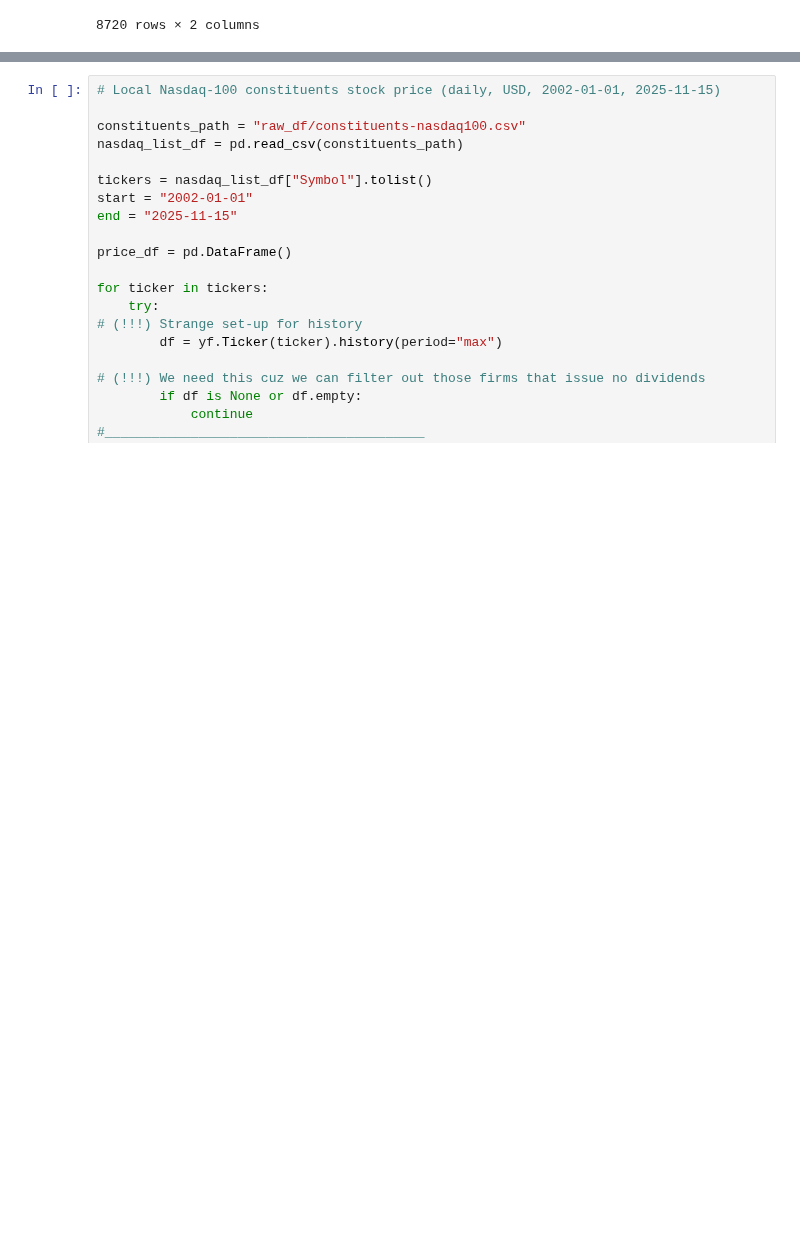
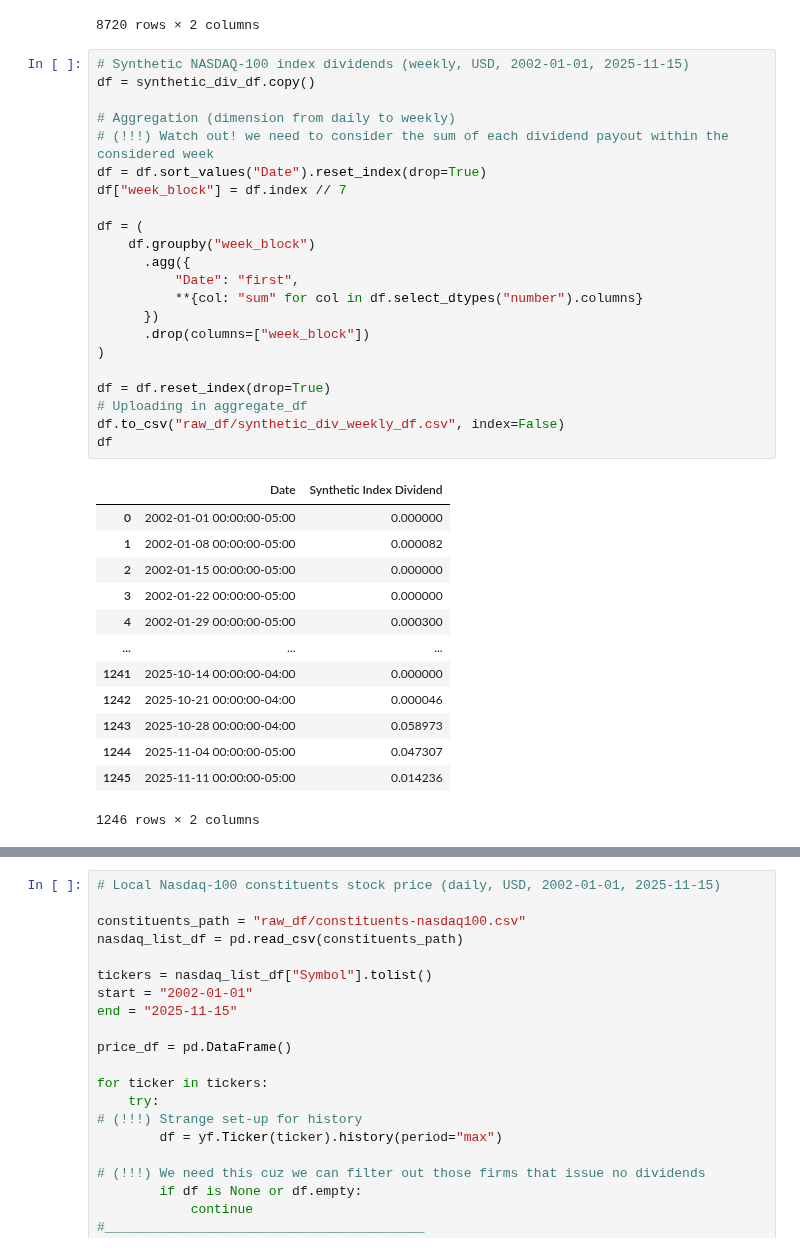
Before and after one commit to EliaLand/Martingale_FVM_AssetPricing, a Jupyter notebook: data_extraction/main.ipynb, the cells around one changed output, grey strips where cells are left out. Cells and saved outputs as stored; diff of their text form; blank space fills up the shorter version.

```diff
--- a/data_extraction/main.ipynb
+++ b/data_extraction/main.ipynb
@@ -399,3 +399,39 @@ synthetic_div_df
 | 8718 | 2025-11-14 00:00:00-05:00 | 0.011836 |
 | 8719 | 2025-11-15 00:00:00-05:00 | 0.000000 |
 8720 rows × 2 columns
+# %%
+# Synthetic NASDAQ-100 index dividends (weekly, USD, 2002-01-01, 2025-11-15)
+df = synthetic_div_df.copy()
+
+# Aggregation (dimension from daily to weekly)
+# (!!!) Watch out! we need to consider the sum of each dividend payout within the considered week
+df = df.sort_values("Date").reset_index(drop=True)
+df["week_block"] = df.index // 7
+
+df = (
+    df.groupby("week_block")
+      .agg({
+          "Date": "first",
+          **{col: "sum" for col in df.select_dtypes("number").columns}
+      })
+      .drop(columns=["week_block"])
+)
+
+df = df.reset_index(drop=True)
+# Uploading in aggregate_df
+df.to_csv("raw_df/synthetic_div_weekly_df.csv", index=False)
+df
+# %% [output]
+|  | Date | Synthetic Index Dividend |
+| 0 | 2002-01-01 00:00:00-05:00 | 0.000000 |
+| 1 | 2002-01-08 00:00:00-05:00 | 0.000082 |
+| 2 | 2002-01-15 00:00:00-05:00 | 0.000000 |
+| 3 | 2002-01-22 00:00:00-05:00 | 0.000000 |
+| 4 | 2002-01-29 00:00:00-05:00 | 0.000300 |
+| ... | ... | ... |
+| 1241 | 2025-10-14 00:00:00-04:00 | 0.000000 |
+| 1242 | 2025-10-21 00:00:00-04:00 | 0.000046 |
+| 1243 | 2025-10-28 00:00:00-04:00 | 0.058973 |
+| 1244 | 2025-11-04 00:00:00-05:00 | 0.047307 |
+| 1245 | 2025-11-11 00:00:00-05:00 | 0.014236 |
+1246 rows × 2 columns
```
Also changed, not shown: parts of 6 cells of this notebook, 4 other files.
